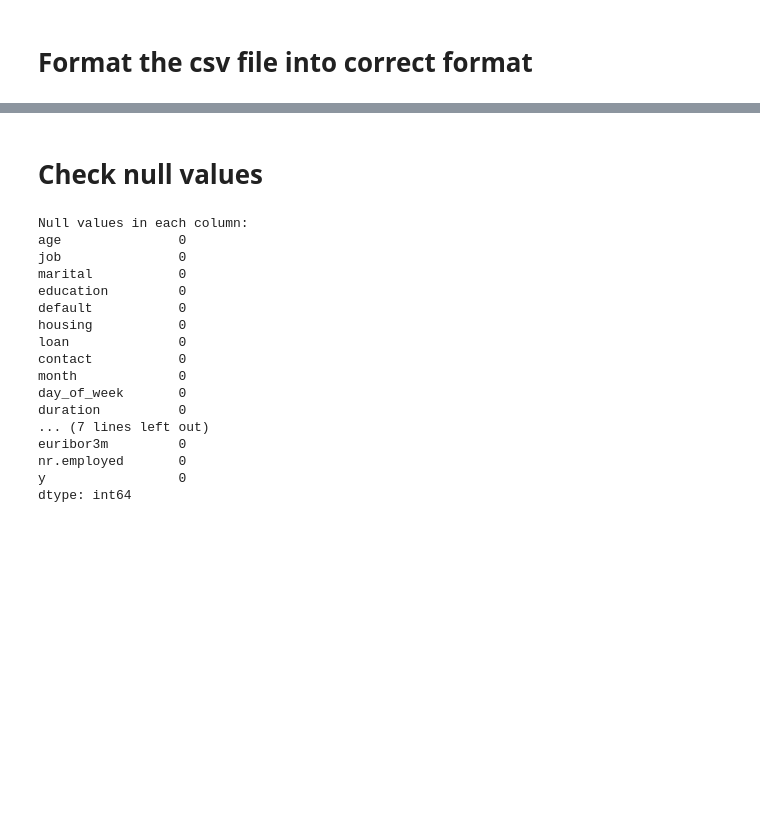
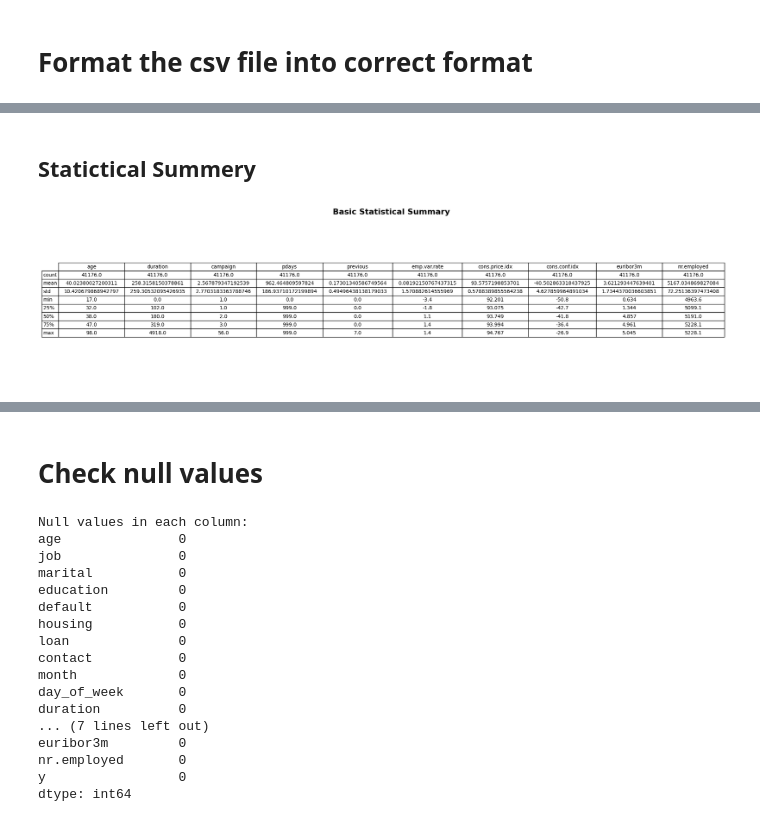
Before and after one commit to Mineth03/Client-Predicting, a Jupyter notebook: Preprocessing/DataPreprocessing.ipynb, the cells around one changed output, grey strips where cells are left out. Saved outputs shown, nothing was run; the diff lists cells and outputs as text; code cells hidden in the pictures; blank space fills up the shorter version.

```diff
--- a/Preprocessing/DataPreprocessing.ipynb
+++ b/Preprocessing/DataPreprocessing.ipynb
@@ -34,0 +94,31 @@ print(data.head())
+# %% [markdown]
+## **Statictical Summery**
+# %%
+import pandas as pd
+import matplotlib.pyplot as plt
+
+data = pd.read_csv("CleanedDataset.csv")
+
+# Statistical summary
+summary = data.describe()
+
+# Table
+plt.figure(figsize=(12, 6))
+plt.axis('off')
+plt.title("Basic Statistical Summary", fontsize=16, fontweight='bold')
+table = plt.table(
+    cellText=summary.values,
+    colLabels=summary.columns,
+    rowLabels=summary.index,
+    cellLoc='center',
+    loc='center',
+    colLoc='center'
+)
+table.auto_set_font_size(False)
+table.set_fontsize(10)
+table.auto_set_column_width(col=list(range(len(summary.columns))))
+for key, cell in table.get_celld().items():
+    cell.set_height(0.05)
+plt.show()
+# %% [output]
+[figure, added]
```
Also changed, not shown: parts of 41 cells of this notebook.
